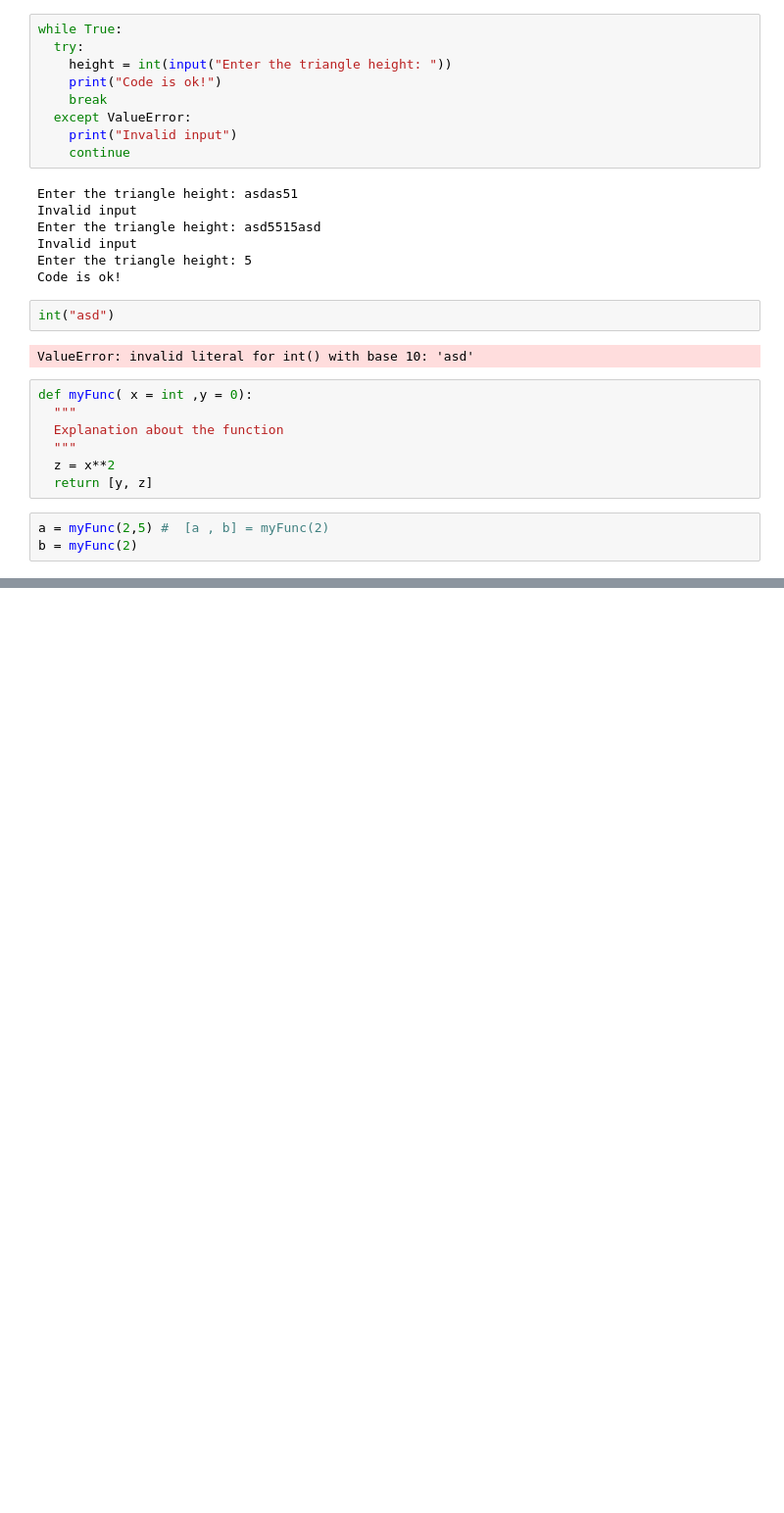
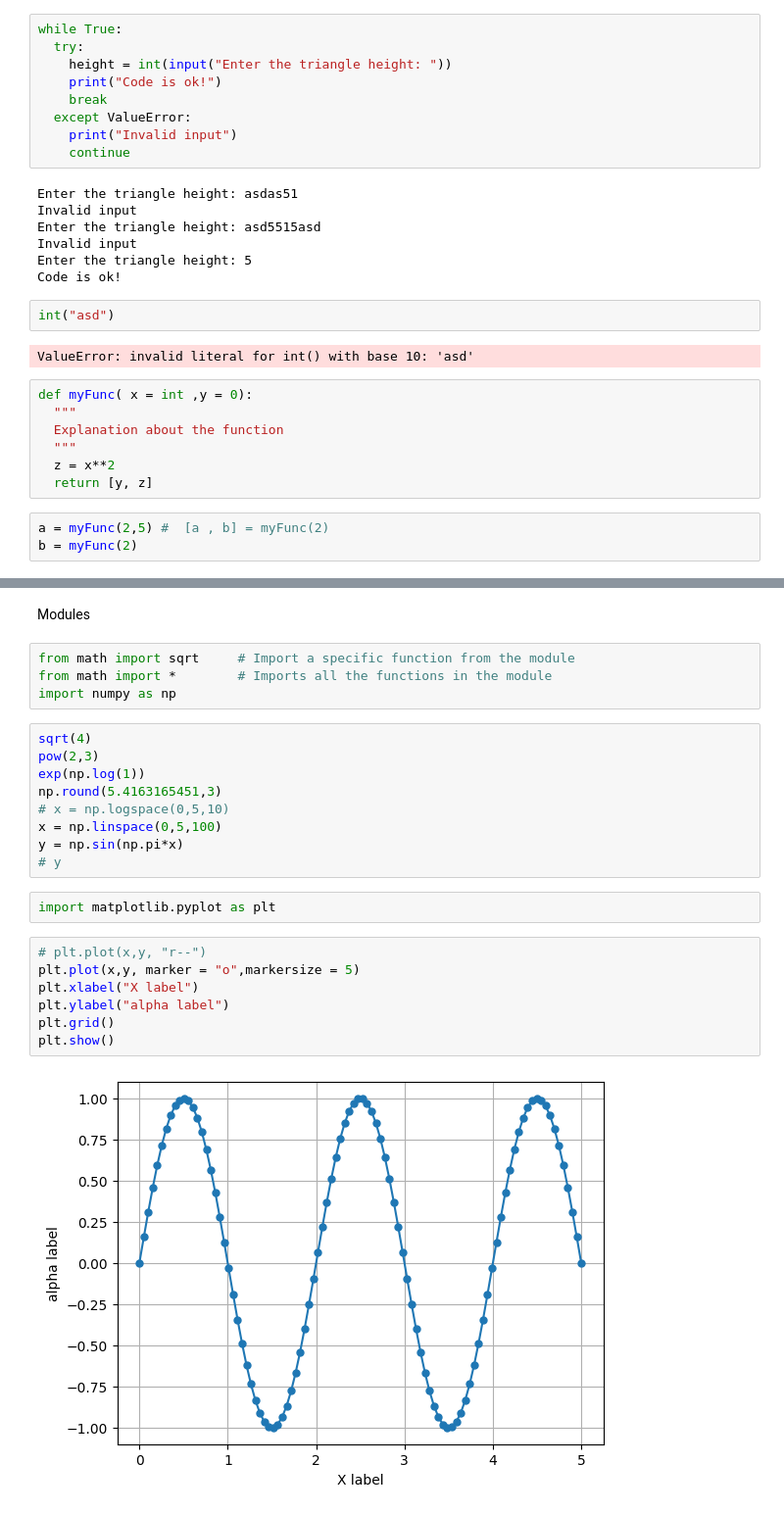
Before and after one commit to ErfanS99/python_course_SRBIAU, a Jupyter notebook: ex_3.ipynb, the cells around one changed output, grey strips where cells are left out. Shown: that part at 98% size. Drawn from its saved outputs; the diff is of its cells as text; blank space fills up the shorter version.

```diff
--- a/ex_3.ipynb
+++ b/ex_3.ipynb
@@ -113,0 +111,26 @@ b = myFunc(2)
+# %% [markdown]
+Modules
+# %%
+from math import sqrt     # Import a specific function from the module
+from math import *        # Imports all the functions in the module
+import numpy as np
+# %%
+sqrt(4)
+pow(2,3)
+exp(np.log(1))
+np.round(5.4163165451,3)
+# x = np.logspace(0,5,10)
+x = np.linspace(0,5,100)
+y = np.sin(np.pi*x)
+# y
+# %%
+import matplotlib.pyplot as plt
+# %%
+# plt.plot(x,y, "r--")
+plt.plot(x,y, marker = "o",markersize = 5)
+plt.xlabel("X label")
+plt.ylabel("alpha label")
+plt.grid()
+plt.show()
+# %% [output]
+[figure, added]
```
Also changed, not shown: parts of 1 cell of this notebook.
